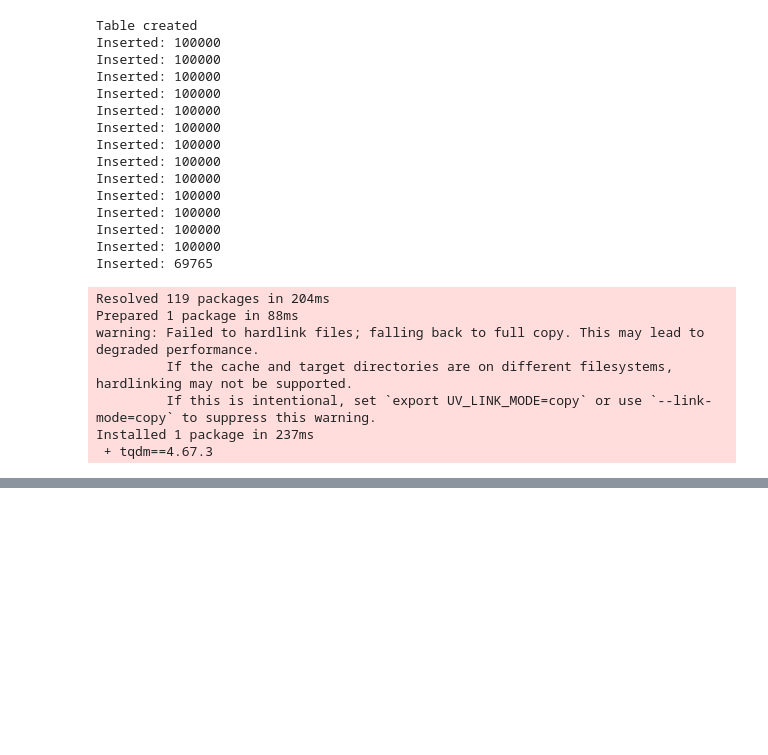
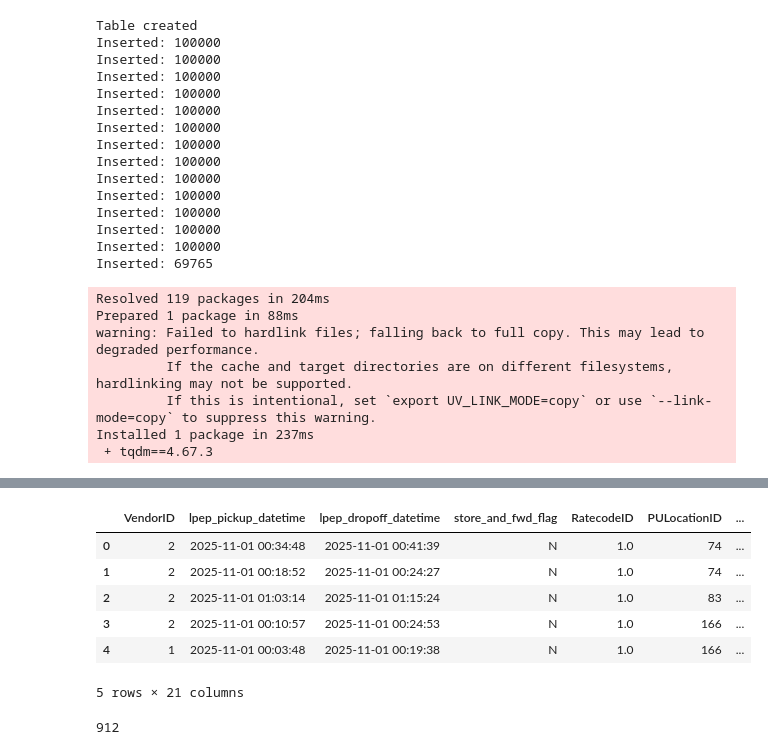
Before and after one commit to iuxo/docker-workshop-zoomcamp, a Jupyter notebook: pipeline/notebook.ipynb, the cells around one changed output, grey strips where cells are left out. Cells and saved outputs as stored; diff of their text form; code cells hidden in the pictures; blank space fills up the shorter version.

```diff
--- a/pipeline/notebook.ipynb
+++ b/pipeline/notebook.ipynb
@@ -168,0 +192,16 @@ Installed 1 package in 237ms
+# %%
+df = pd.read_parquet('./green_tripdata_2025-11.parquet')
+# %%
+df.head()
+# %% [output]
+|  | VendorID | lpep_pickup_datetime | lpep_dropoff_datetime | store_and_fwd_flag | RatecodeID | PULocationID | ... |
+| 0 | 2 | 2025-11-01 00:34:48 | 2025-11-01 00:41:39 | N | 1.0 | 74 | ... |
+| 1 | 2 | 2025-11-01 00:18:52 | 2025-11-01 00:24:27 | N | 1.0 | 74 | ... |
+| 2 | 2 | 2025-11-01 01:03:14 | 2025-11-01 01:15:24 | N | 1.0 | 83 | ... |
+| 3 | 2 | 2025-11-01 00:10:57 | 2025-11-01 00:24:53 | N | 1.0 | 166 | ... |
+| 4 | 1 | 2025-11-01 00:03:48 | 2025-11-01 00:19:38 | N | 1.0 | 166 | ... |
+5 rows × 21 columns
+# %%
+df.to_sql(name='green_taxi_2025_11', con=engine, if_exists='replace')
+# %% [output]
+912
```
Also changed, not shown: parts of 4 cells of this notebook, 4 other files.
